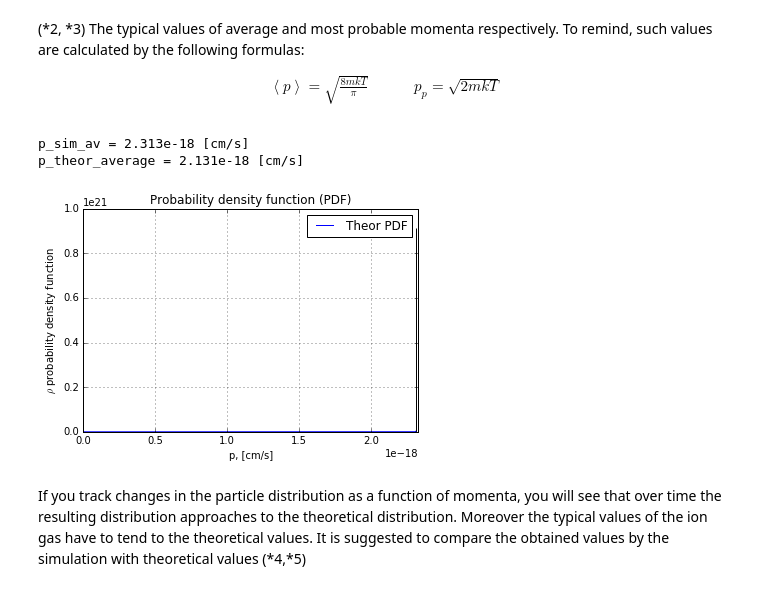
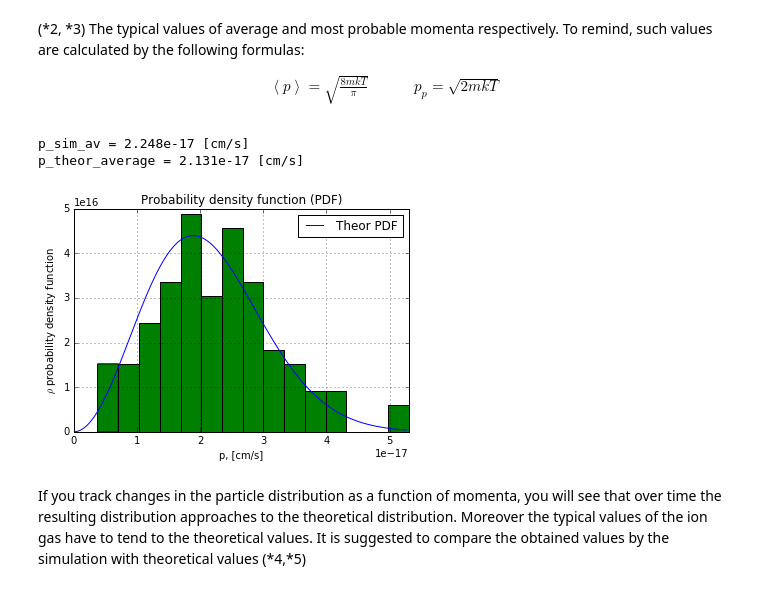
Before and after one commit to epicf/ef_python, a Jupyter notebook: examples/maxwell_check/maxwell_check.ipynb, the cells around one changed output. Cells and saved outputs as stored; diff of their text form; code cells hidden in the pictures.

```diff
--- a/examples/maxwell_check/maxwell_check.ipynb
+++ b/examples/maxwell_check/maxwell_check.ipynb
@@ -21,8 +21,8 @@ Firstly, we have to initialize the linear size of our isolated system (assuming
 # %%
 from math import *
 
-m = 1.67e-24
-q = 4.8e-10
+m = 1.67e-22
+q = 4.8e-8
 print( "q = {:.3e} [cgs]".format( q ) )
 print( "m = {:.3e} [g]".format( m ) )
 
@@ -35,8 +35,8 @@ print( "E = {:.3e} [eV] = {:.3e} [erg]".format( E / ev_to_cgs, E ) )
 print( "v = {:.3e} [cm/s]; p = {:.3e} [g * cm/s]".format( v, v * m ) )
 print( "T = {:.3e} [K]".format( T ) )
 
-N = 1000
-lin_size_box = 0.004
+N = 100
+lin_size_box = 0.04
 V = lin_size_box ** 3
 n = N / V
 print( "N = {:.3e}".format( N ) )
@@ -253,38 +253,38 @@ import math
 from mpl_toolkits.mplot3d import Axes3D
 
 def main():
     filename = 'maxwell_check_0010000.h5'
     h5 = h5py.File(filename, mode="r")
 
-    m = 1.67e-24
+    m = 1.67e-22
     T = 7.740e+03
-    N = 800
+    N = 100
     k_B = 1.38e-16
     distr, p_grid, p = analyt_maxwell_distrib(N, T, m, k_B, h5)                      #(*1)
     p_sim_av = np.mean(p)
 
     p_average = (8*m*k_B*T/math.pi) ** (1/2)                                         #(*2)
     p_mst_prob = (2*m*k_B*T) ** (1/2)                                                #(*3)
     print( "p_sim_av = {:.3e} [cm/s]".format( p_sim_av ) )                           #(*4)
     print( "p_theor_average = {:.3e} [cm/s]".format( p_average ) )                   #(*5)
 
     plt.figure()
     plt.xlabel('p, [cm/s]')
     plt.xlabel('p, [cm/s]')
     plt.ylabel(r'$\rho$ (probability density function) ')
     plt.title('Probability density function (PDF)')
     plt.ylabel(r'$\rho$ probability density function')
     plt.plot(p_grid,distr,label = 'Theor PDF')
-    plt.hist(p,20, normed=1)
+    plt.hist(p,15, normed=True)
     plt.xlim(0.0, p.max())
     plt.legend()
     plt.grid(True)
     h5.close()
 
 main()
 # %% [output]
-p_sim_av = 2.313e-18 [cm/s]
-p_theor_average = 2.131e-18 [cm/s]
+p_sim_av = 2.248e-17 [cm/s]
+p_theor_average = 2.131e-17 [cm/s]
-[figure, old version]
+[figure, new version]
 # %% [markdown]
 If you track changes in the particle distribution as a function of momenta, you will see that over time the resulting distribution approaches to the theoretical distribution. Moreover the typical values of the ion gas have to tend to the theoretical values. It is suggested to compare the obtained values by the simulation with theoretical values (*4,*5)
```
Also changed, not shown: parts of 9 cells of this notebook.
